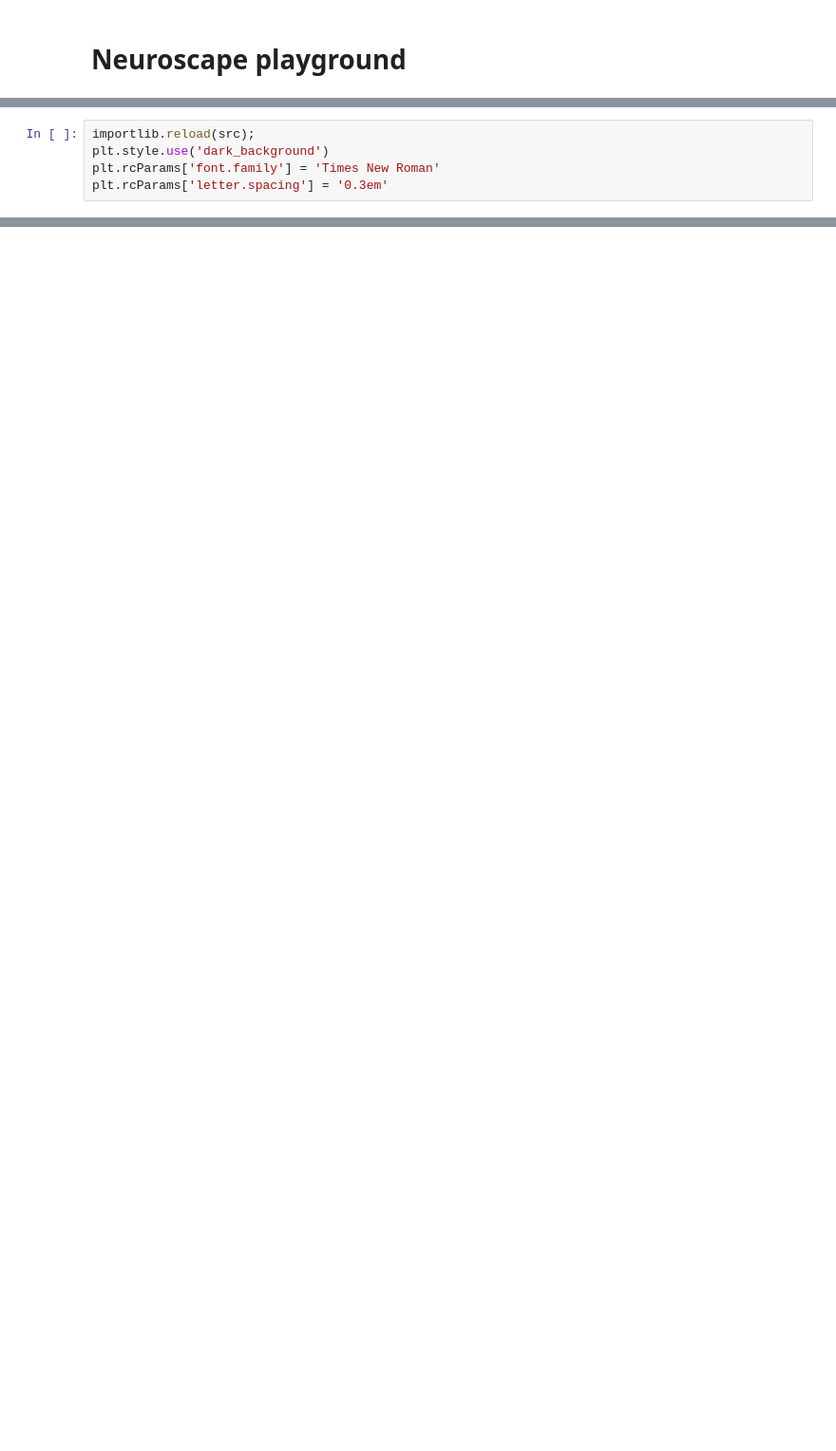
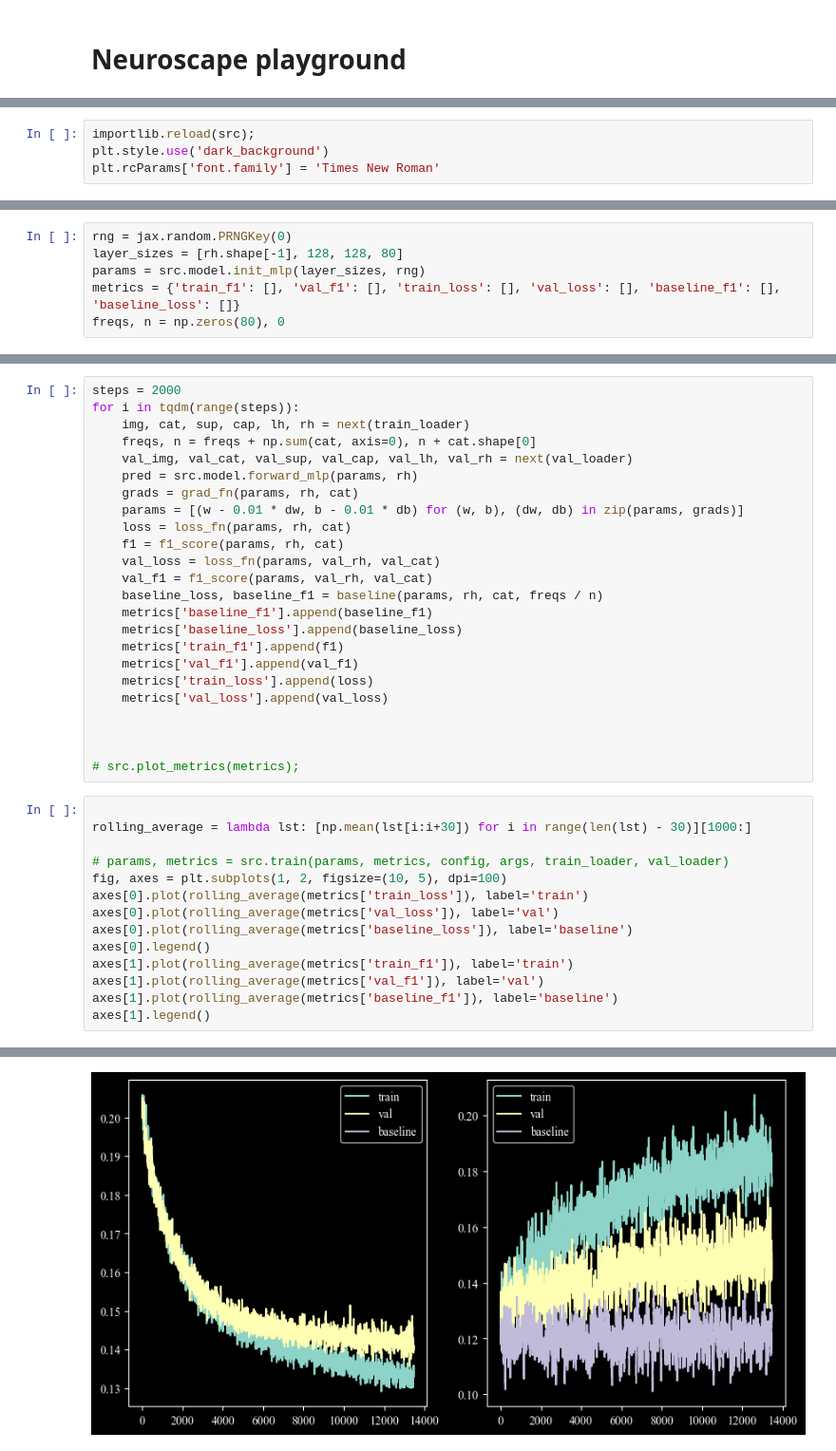
Before and after one commit to syrkis/neuroscope, a Jupyter notebook: notebooks/ml.ipynb, the cells around one changed output, grey strips where cells are left out. Shown: that part at 95% size. Drawn from its saved outputs; the diff is of its cells as text; blank space fills up the shorter version.

```diff
--- a/notebooks/ml.ipynb
+++ b/notebooks/ml.ipynb
@@ -18,4 +21,3 @@ from nilearn import datasets, plotting, maskers
 importlib.reload(src);
 plt.style.use('dark_background')
 plt.rcParams['font.family'] = 'Times New Roman'
-plt.rcParams['letter.spacing'] = '0.3em'
@@ -52,0 +47,6 @@ np.save(os.path.join(DATA_DIR, 'rh_corr_mat.npy'), corr_matrix)
+# %%
+rng = jax.random.PRNGKey(0)
+layer_sizes = [rh.shape[-1], 128, 128, 80]
+params = src.model.init_mlp(layer_sizes, rng)
+metrics = {'train_f1': [], 'val_f1': [], 'train_loss': [], 'val_loss': [], 'baseline_f1': [], 'baseline_loss': []}
+freqs, n = np.zeros(80), 0
@@ -52,0 +74,39 @@ np.save(os.path.join(DATA_DIR, 'rh_corr_mat.npy'), corr_matrix)
+# %%
+steps = 2000
+for i in tqdm(range(steps)):
+    img, cat, sup, cap, lh, rh = next(train_loader)
+    freqs, n = freqs + np.sum(cat, axis=0), n + cat.shape[0]
+    val_img, val_cat, val_sup, val_cap, val_lh, val_rh = next(val_loader)
+    pred = src.model.forward_mlp(params, rh)
+    grads = grad_fn(params, rh, cat)
+    params = [(w - 0.01 * dw, b - 0.01 * db) for (w, b), (dw, db) in zip(params, grads)]
+    loss = loss_fn(params, rh, cat)
+    f1 = f1_score(params, rh, cat)
+    val_loss = loss_fn(params, val_rh, val_cat)
+    val_f1 = f1_score(params, val_rh, val_cat)
+    baseline_loss, baseline_f1 = baseline(params, rh, cat, freqs / n)
+    metrics['baseline_f1'].append(baseline_f1)
+    metrics['baseline_loss'].append(baseline_loss)
+    metrics['train_f1'].append(f1)
+    metrics['val_f1'].append(val_f1)
+    metrics['train_loss'].append(loss)
+    metrics['val_loss'].append(val_loss)
+
+
+
+# src.plot_metrics(metrics);
+# %%
+
+rolling_average = lambda lst: [np.mean(lst[i:i+30]) for i in range(len(lst) - 30)][1000:]
+
+# params, metrics = src.train(params, metrics, config, args, train_loader, val_loader)
+fig, axes = plt.subplots(1, 2, figsize=(10, 5), dpi=100)
+axes[0].plot(rolling_average(metrics['train_loss']), label='train')
+axes[0].plot(rolling_average(metrics['val_loss']), label='val')
+axes[0].plot(rolling_average(metrics['baseline_loss']), label='baseline')
+axes[0].legend()
+axes[1].plot(rolling_average(metrics['train_f1']), label='train')
+axes[1].plot(rolling_average(metrics['val_f1']), label='val')
+axes[1].plot(rolling_average(metrics['baseline_f1']), label='baseline')
+axes[1].legend()
+# %% [output]
@@ -52,0 +114 @@ np.save(os.path.join(DATA_DIR, 'rh_corr_mat.npy'), corr_matrix)
+[figure, added]
```
Also changed, not shown: parts of 26 cells of this notebook, 5 other files.
